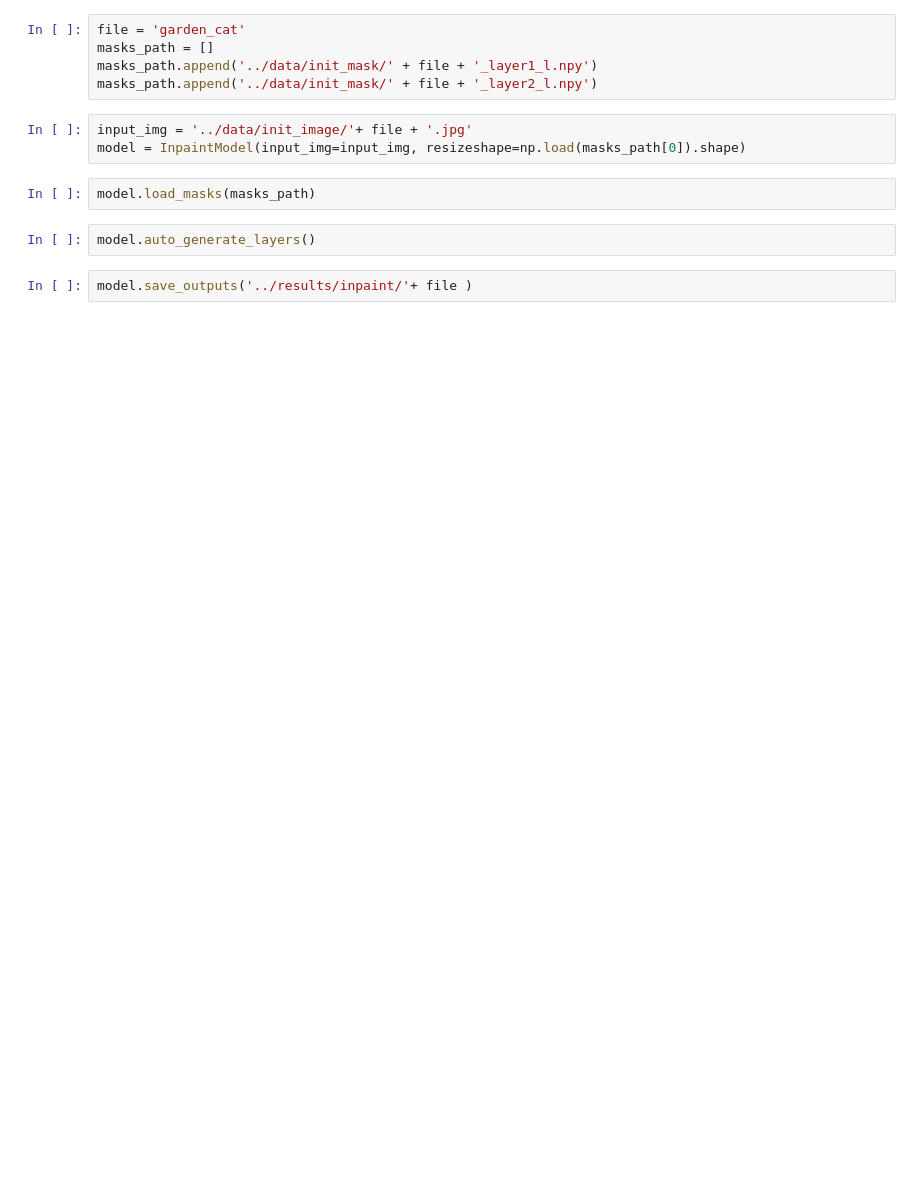
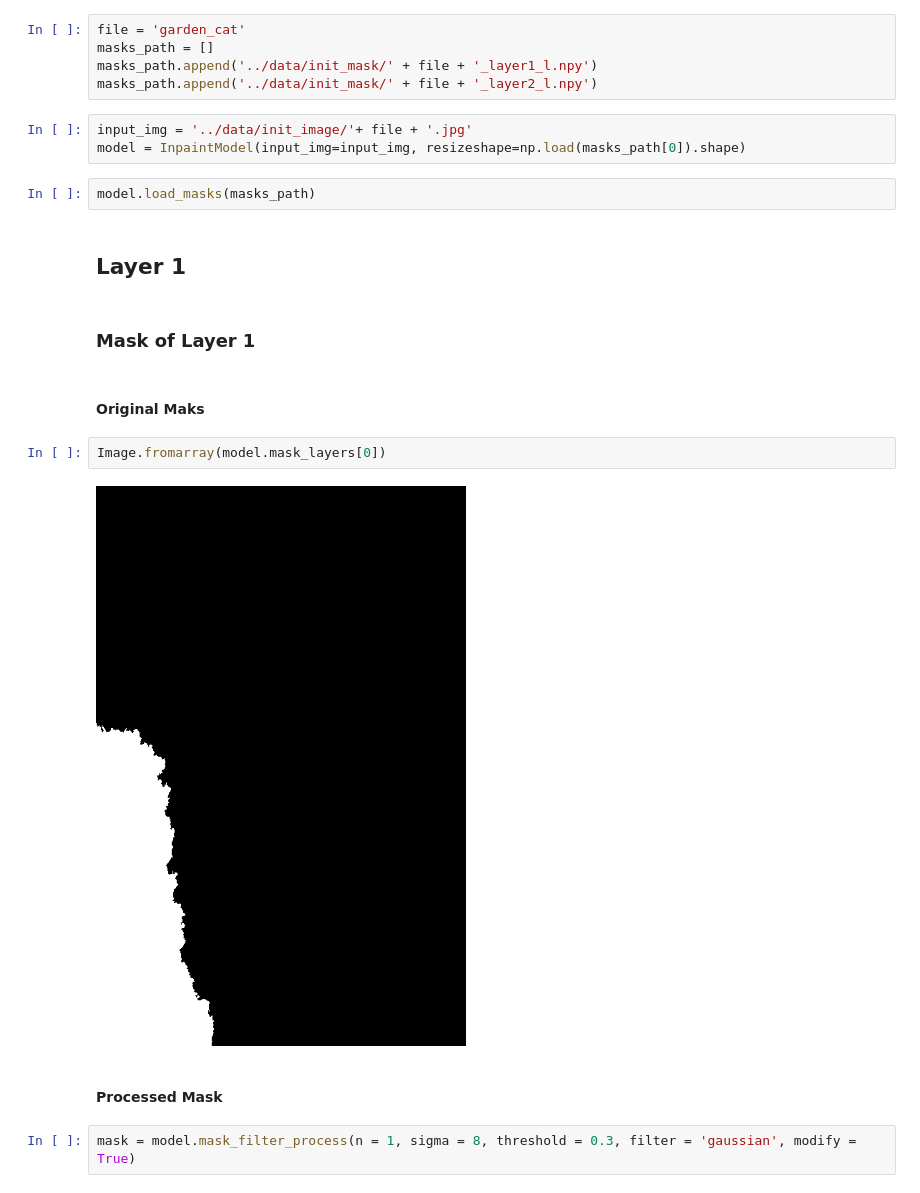
Before and after one commit to koitu/cs413-computational-photography-project, a Jupyter notebook: inpaint/notebook/inpaint_example.ipynb, the cells around one changed output. Drawn from its saved outputs; the diff is of its cells as text; blank space fills up the shorter version.

Commit message:
inpainting updated

```diff
--- a/inpaint/notebook/inpaint_example.ipynb
+++ b/inpaint/notebook/inpaint_example.ipynb
@@ -32,7 +31,17 @@ input_img = '../data/init_image/'+ file + '.jpg'
 model = InpaintModel(input_img=input_img, resizeshape=np.load(masks_path[0]).shape)
 # %%
 model.load_masks(masks_path)
-# %%
-model.auto_generate_layers()
-# %%
-model.save_outputs('../results/inpaint/'+ file )
+# %% [markdown]
+## Layer 1
+# %% [markdown]
+### Mask of Layer 1
+# %% [markdown]
+#### Original Maks
+# %%
+Image.fromarray(model.mask_layers[0])
+# %% [output]
+[figure, added]
+# %% [markdown]
+#### Processed Mask
+# %%
+mask = model.mask_filter_process(n = 1, sigma = 8, threshold = 0.3, filter = 'gaussian', modify = True)
```
Also changed, not shown: parts of 27 cells of this notebook, 15 other files.
